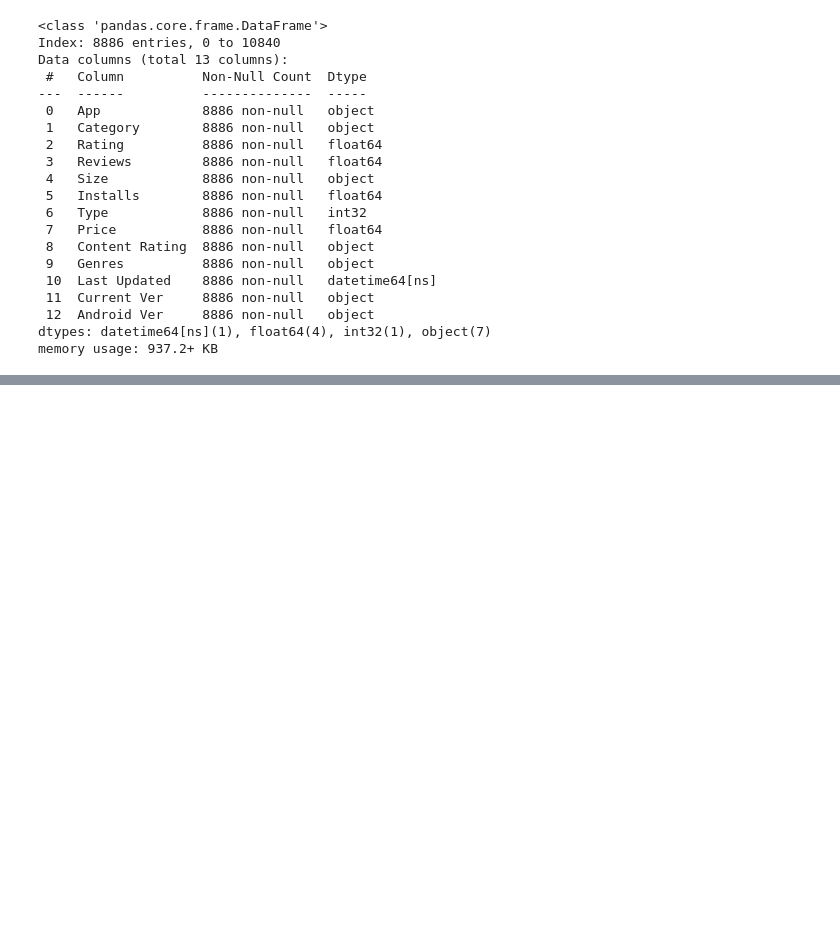
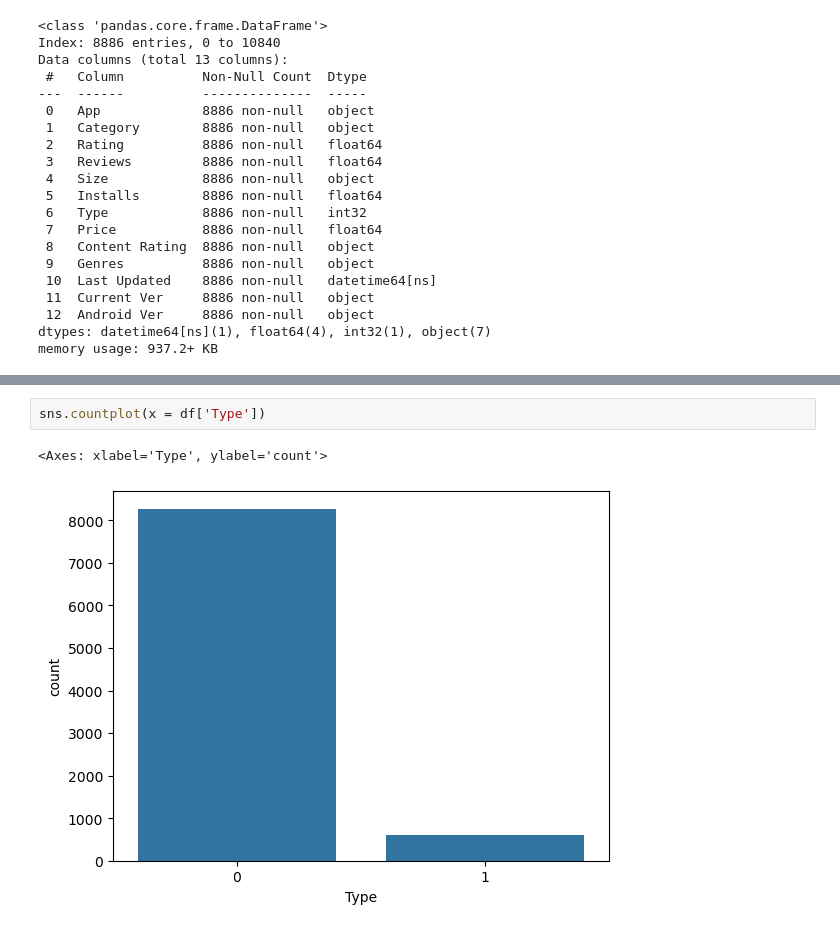
Before and after one commit to akxiit/Normal-Data-Visulization, a Jupyter notebook: notebooks/GooglePlayStore/Main.ipynb, the cells around one changed output, grey strips where cells are left out. Saved outputs shown, nothing was run; the diff lists cells and outputs as text; blank space fills up the shorter version.

```diff
--- a/notebooks/GooglePlayStore/Main.ipynb
+++ b/notebooks/GooglePlayStore/Main.ipynb
@@ -256,0 +257,5 @@ KeyboardInterrupt:
+# %%
+sns.countplot(x = df['Type'])
+# %% [output]
+<Axes: xlabel='Type', ylabel='count'>
+[figure, added]
```
Also changed, not shown: parts of 6 cells of this notebook.
